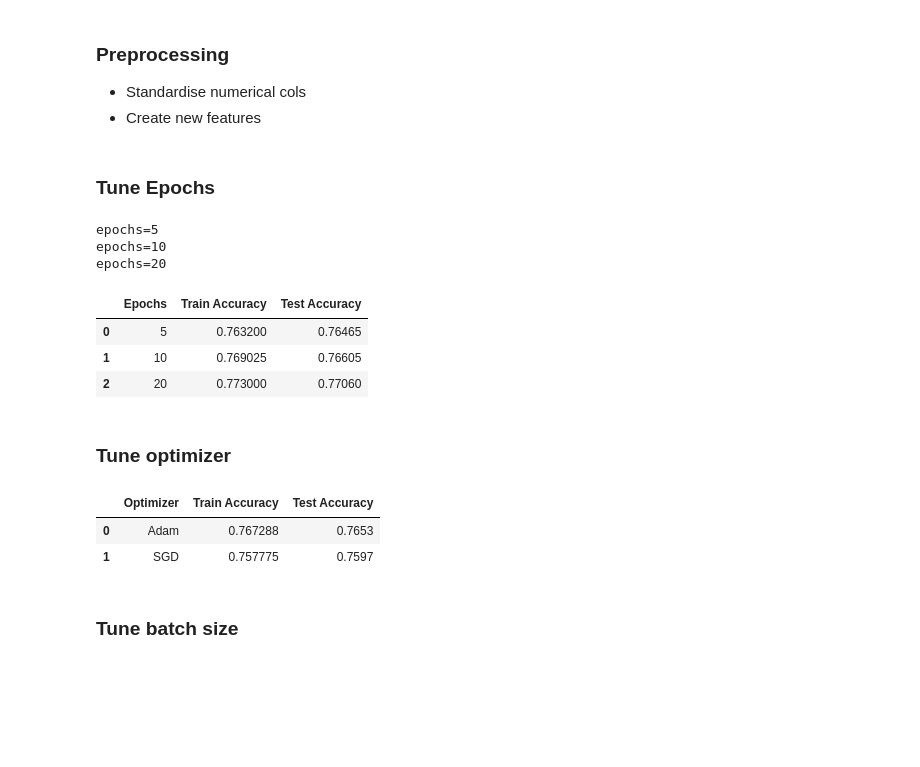
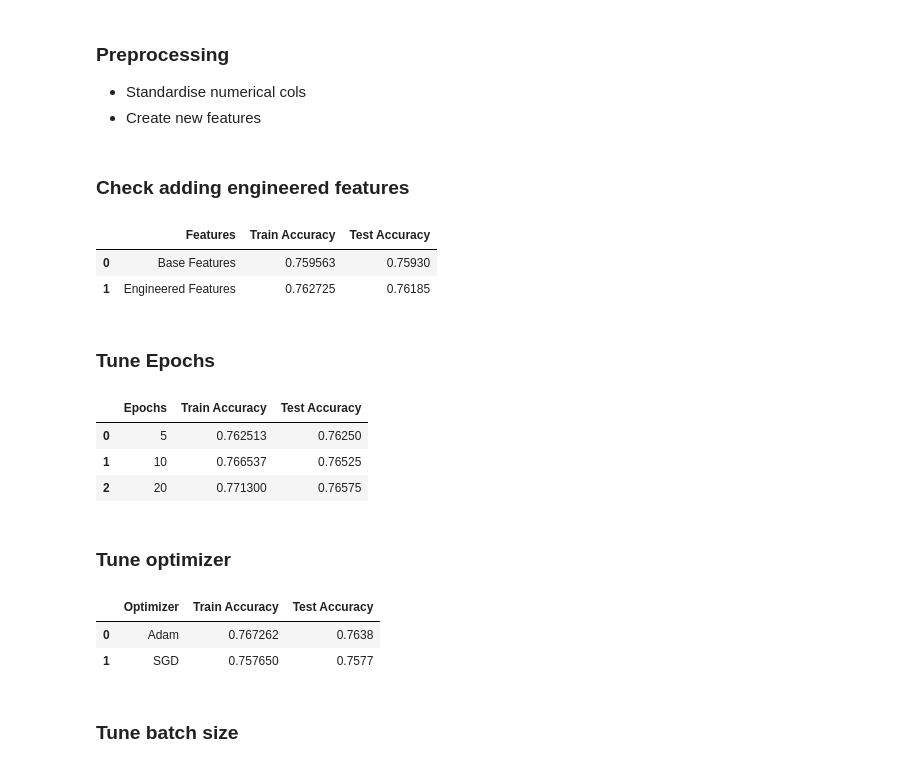
Before and after one commit to georgec123/dl_cw, a Jupyter notebook: src/parameter_tune.ipynb, the cells around one changed output. Cells and saved outputs as stored; diff of their text form; code cells hidden in the pictures; blank space fills up the shorter version.

```diff
--- a/src/parameter_tune.ipynb
+++ b/src/parameter_tune.ipynb
@@ -59,9 +61,13 @@ def transform(df, means, stds):
 X_train[price_cols+vol_cols+engineered_cols] = transform(X_train[price_cols+vol_cols+engineered_cols], means, stds)
 X_test[price_cols+vol_cols+engineered_cols] = transform(X_test[price_cols+vol_cols+engineered_cols], means, stds)
 # %%
-def get_default_model():
+def get_default_model(shape: int=None):
+
+    if shape is None:
+        shape = len(X_train.columns)
+
     model = keras.Sequential([
-        InputLayer(input_shape=(len(X_train.columns))),
+        InputLayer(input_shape=(shape)),
         Dense(units=100, activation='elu'),
         Dense(units=50, activation='elu'),
         Dense(units=20, activation='elu'),
@@ -70,35 +76,52 @@ def get_default_model():
     history = History()
 
     return model, history
+# %% [markdown]
+### Check adding engineered features
+# %%
+results = []
+
+base_X_train = X_train[price_cols+vol_cols+prev_mid_m_cols]
+base_X_test = X_test[price_cols+vol_cols+prev_mid_m_cols]
+
+training_dict = {'Base Features':(base_X_train, base_X_test), 'Engineered Features':(X_train, X_test)}
+
+for k, data in training_dict.items():
+
+    model, history = get_default_model(shape=data[0].shape[1])
+
+    model.compile(optimizer=Adam(), loss="binary_crossentropy", metrics=["accuracy"])
+
+    model.fit(data[0], y_train, batch_size=100, epochs=5, callbacks=[history], verbose=0)
+    train_a, test_a = predict_and_accuracy(model,  data[0], data[1], y_train, y_test)
+
+    results.append({'Features': k, 'Train Accuracy': train_a, 'Test Accuracy': test_a})
+
+results_to_file(results, './tables/features_table.tex')
+# %% [output]
+|  | Features | Train Accuracy | Test Accuracy |
+| 0 | Base Features | 0.759563 | 0.75930 |
+| 1 | Engineered Features | 0.762725 | 0.76185 |
 # %% [markdown]
 ### Tune Epochs
 # %%
 results = []
 
 for epochs in [5, 10,20]:
-    print(f"{epochs=}")
 
     model, history = get_default_model()
-
     model.compile(optimizer=Adam(), loss="binary_crossentropy", metrics=["accuracy"])
 
     model.fit(X_train, y_train, batch_size=100, epochs=epochs, callbacks=[history], verbose=0)
     train_a, test_a = predict_and_accuracy(model,  X_train, X_test, y_train, y_test)
-
     results.append({'Epochs': epochs, 'Train Accuracy': train_a, 'Test Accuracy': test_a})
 
-
-df = pd.DataFrame(results)
-df.style.format(na_rep='-', precision=4).hide(axis="index").to_latex('./tables/epochs_table.tex')
-df
+results_to_file(results, './tables/epochs_table.tex')
 # %% [output]
-epochs=5
-epochs=10
-epochs=20
 |  | Epochs | Train Accuracy | Test Accuracy |
-| 0 | 5 | 0.763200 | 0.76465 |
-| 1 | 10 | 0.769025 | 0.76605 |
-| 2 | 20 | 0.773000 | 0.77060 |
+| 0 | 5 | 0.762513 | 0.76250 |
+| 1 | 10 | 0.766537 | 0.76525 |
+| 2 | 20 | 0.771300 | 0.76575 |
 # %% [markdown]
 ### Tune optimizer
 # %%
@@ -113,13 +136,11 @@ for optimizer in [Adam(), SGD()]:
     train_a, test_a = predict_and_accuracy(model,  X_train, X_test, y_train, y_test)
     results.append({'Optimizer': optimizer.get_config()['name'], 'Train Accuracy': train_a, 'Test Accuracy': test_a})
 
-df = pd.DataFrame(results)
-df.style.format(na_rep='-', precision=4).hide(axis="index").to_latex('./tables/optimizer_table.tex')
-df
+results_to_file(results, './tables/optimizer_table.tex')
 # %% [output]
 |  | Optimizer | Train Accuracy | Test Accuracy |
-| 0 | Adam | 0.767288 | 0.7653 |
-| 1 | SGD | 0.757775 | 0.7597 |
+| 0 | Adam | 0.767262 | 0.7638 |
+| 1 | SGD | 0.757650 | 0.7577 |
 # %% [markdown]
 ### Tune batch size
 # %%
```
Also changed, not shown: parts of 4 cells of this notebook, 7 other files.
